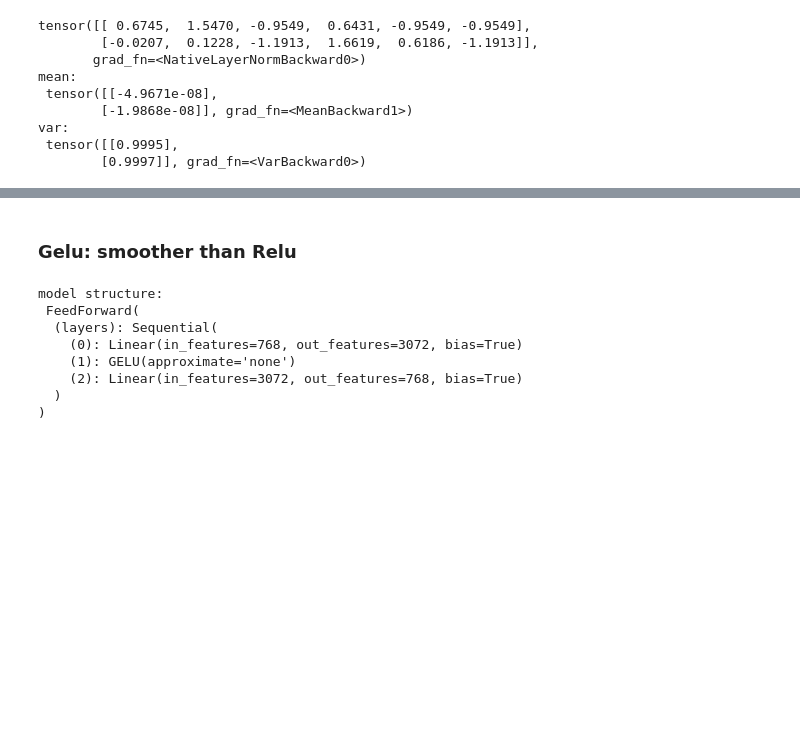
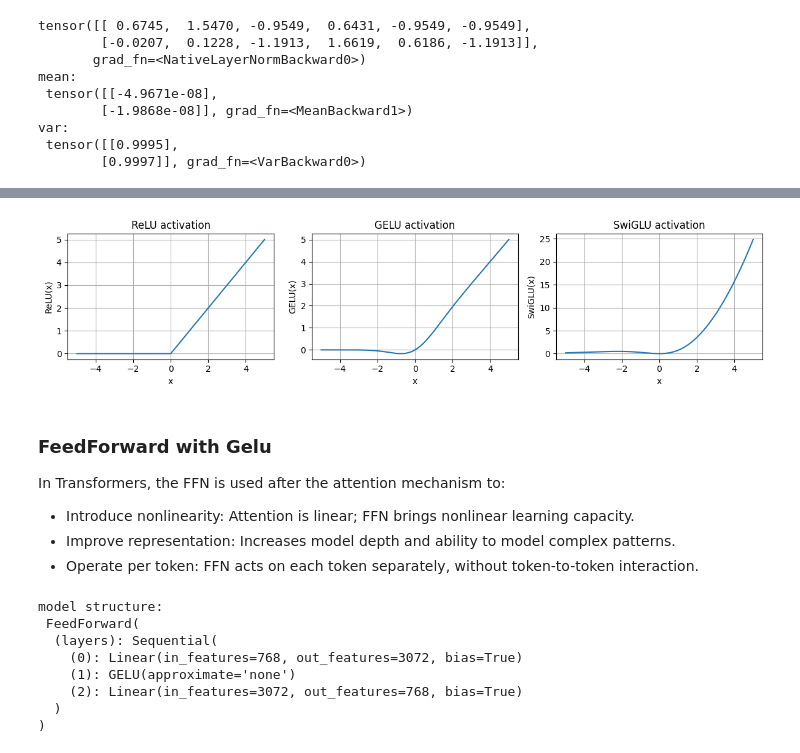
Before and after one commit to weikuo0506/CreateYourOwnLLM, a Jupyter notebook: buildLLM-GPT2.ipynb, the cells around one changed output, grey strips where cells are left out. Saved outputs shown, nothing was run; the diff lists cells and outputs as text; code cells hidden in the pictures; blank space fills up the shorter version.

Commit message:
Gpt2 model added;

```diff
--- a/buildLLM-GPT2.ipynb
+++ b/buildLLM-GPT2.ipynb
@@ -135,5 +161,48 @@ var:
+# %%
+import torch
+import torch.nn as nn
+import torch.nn.functional as F
+import matplotlib.pyplot as plt
+
+class SwiGLU_Simple(nn.Module):
+    def forward(self, x):
+        return x * F.silu(x)
+
+# 实例化激活函数
+gelu = nn.GELU()
+relu = nn.ReLU()
+swiglu = SwiGLU_Simple()
+
+# 测试输入
+x = torch.linspace(-5, 5, 200)
+
+# 计算输出
+y_gelu = gelu(x)
+y_relu = relu(x)
+y_swiglu = swiglu(x)
+
+# 画图
+plt.figure(figsize=(12, 3))
+for i, (y, label) in enumerate(zip(
+    [y_relu, y_gelu, y_swiglu], ["ReLU", "GELU", "SwiGLU"]), 1):
+    plt.subplot(1, 3, i)
+    plt.plot(x.numpy(), y.detach().numpy(), label=label)
+    plt.title(f"{label} activation")
+    plt.xlabel("x")
+    plt.ylabel(f"{label}(x)")
+    plt.grid(True)
+
+plt.tight_layout()
+plt.show()
+# %% [output]
+[figure, added]
 # %% [markdown]
-### Gelu: smoother than Relu
+### FeedForward with Gelu
+
+In Transformers, the FFN is used after the attention mechanism to:
+- Introduce nonlinearity: Attention is linear; FFN brings nonlinear learning capacity.
+- Improve representation: Increases model depth and ability to model complex patterns.
+- Operate per token: FFN acts on each token separately, without token-to-token interaction.
 # %%
 class FeedForward(nn.Module):
     def __init__(self, cfg):
```
Also changed, not shown: parts of 15 cells of this notebook.
